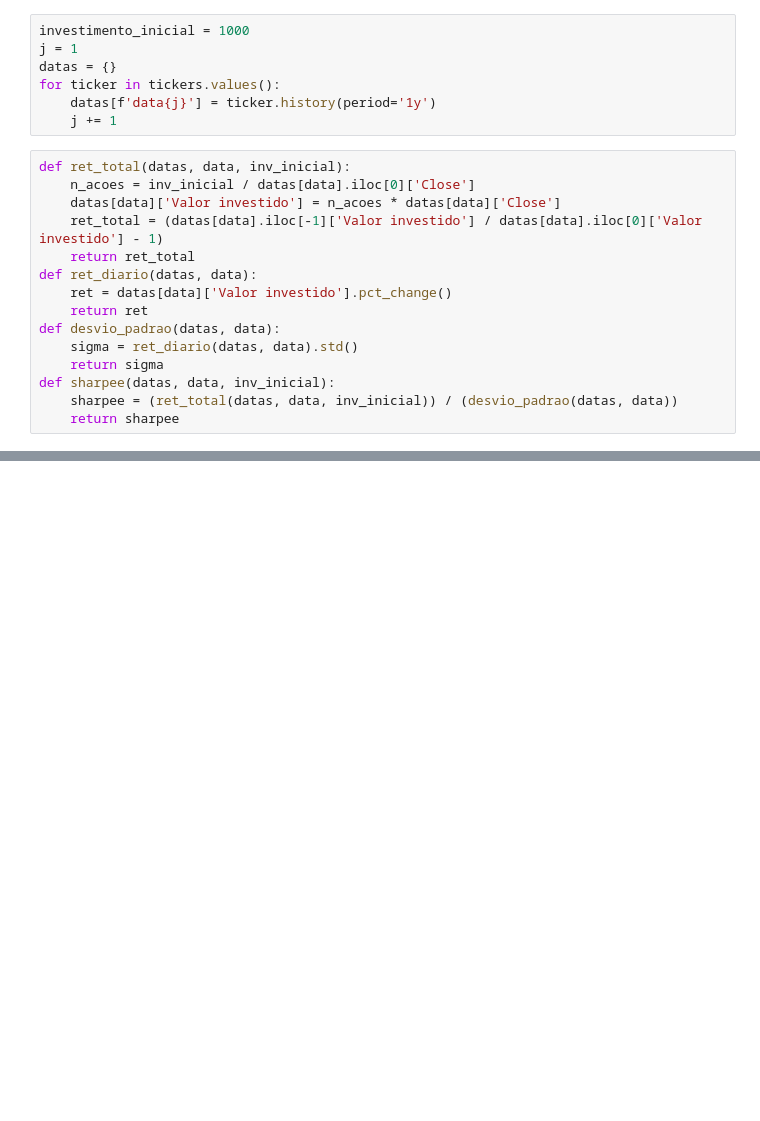
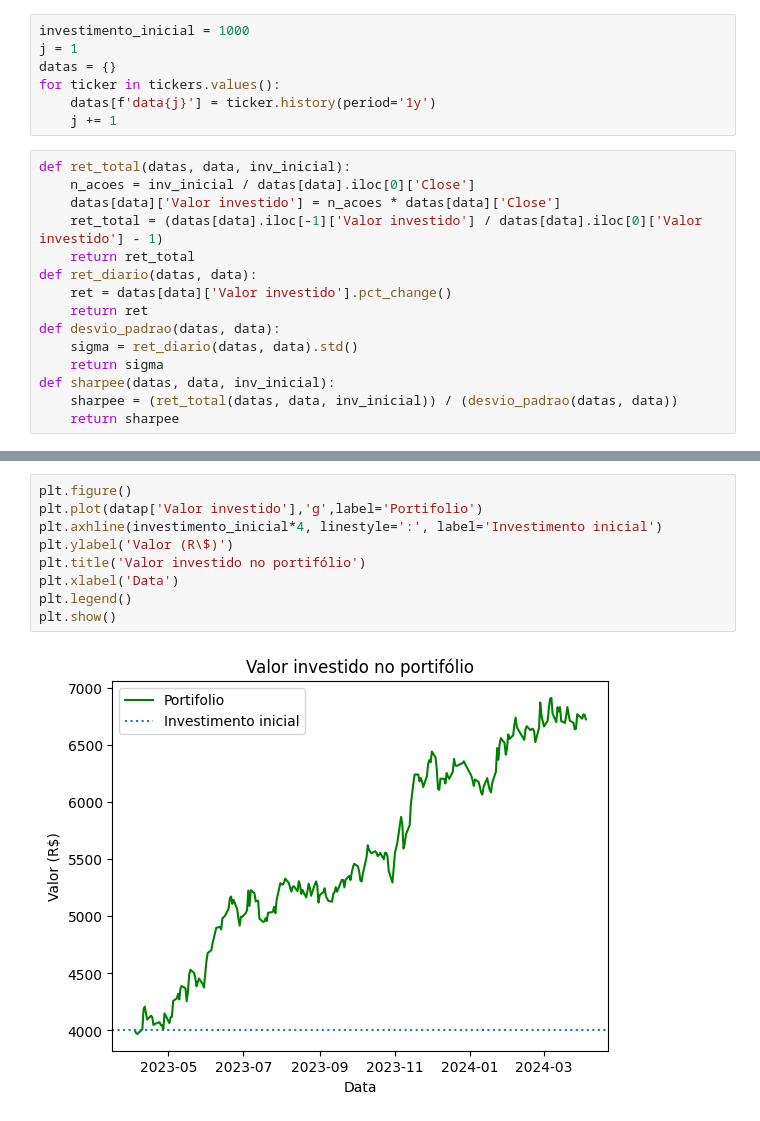
Before and after one commit to felipemarianoferr/aps2-cdados, a Jupyter notebook: indice_sharpee.ipynb, the cells around one changed output, grey strips where cells are left out. Saved outputs shown, nothing was run; the diff lists cells and outputs as text; blank space fills up the shorter version.

```diff
--- a/indice_sharpee.ipynb
+++ b/indice_sharpee.ipynb
@@ -213,2 +196,13 @@ sharpee do portifolio é 49.9466531000556
+# %%
+plt.figure()
+plt.plot(datap['Valor investido'],'g',label='Portifolio')
+plt.axhline(investimento_inicial*4, linestyle=':', label='Investimento inicial')
+plt.ylabel('Valor (R\$)')
+plt.title('Valor investido no portifólio')
+plt.xlabel('Data')
+plt.legend()
+plt.show()
+# %% [output]
+[figure, added]
 # %%
 dados = [sharpee1, sharpee2, sharpee3, sharpee4]
```
Also changed, not shown: parts of 9 cells of this notebook.
